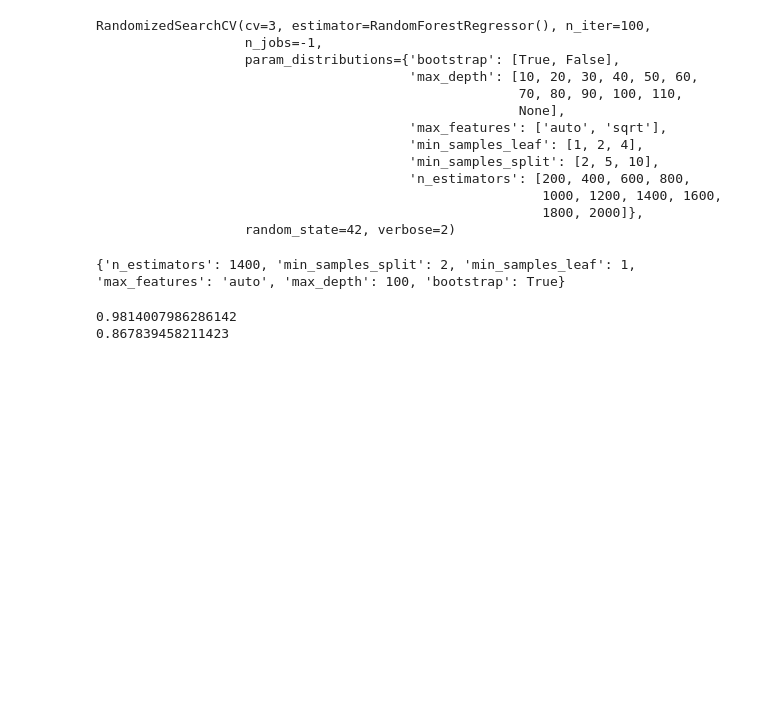
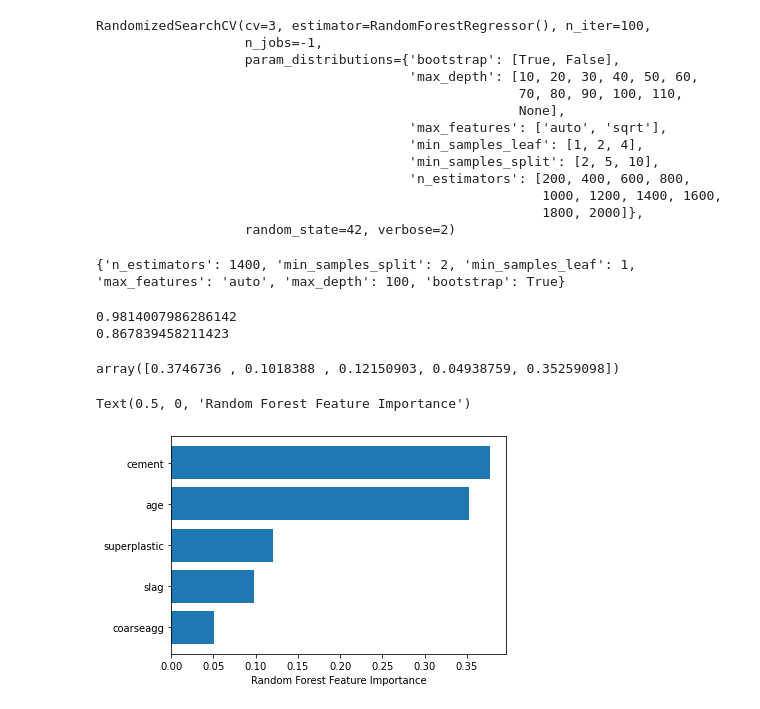
Before and after one commit to mattlearning-ai/greaterlearning, a Jupyter notebook: ModelTuningProject.ipynb, the cells around one changed output. Saved outputs shown, nothing was run; the diff lists cells and outputs as text; code cells hidden in the pictures; blank space fills up the shorter version.

```diff
--- a/ModelTuningProject.ipynb
+++ b/ModelTuningProject.ipynb
@@ -530,3 +530,15 @@ print(rf1.score(X_scaled_test_red,y_scaled_test_red))
 0.867839458211423
 # %%
 #I chose the RandomForest Algorithm with the following tuning paramaters n_estimators = 1400, min_samples_split = 2, min_samples_leaf  = 1, max_features = 'auto', max_depth = 100, bootstrap = True
+# %%
+rf1.feature_importances_
+# %% [output]
+array([0.3746736 , 0.1018388 , 0.12150903, 0.04938759, 0.35259098])
+# %%
+#Below please see the importance of the features in order
+sorted_idx = rf1.feature_importances_.argsort()
+plt.barh(X_scaled_train_red.columns[sorted_idx], rf.feature_importances_[sorted_idx])
+plt.xlabel("Random Forest Feature Importance")
+# %% [output]
+Text(0.5, 0, 'Random Forest Feature Importance')
+[figure, added]
```
Also changed, not shown: 1 other file.
